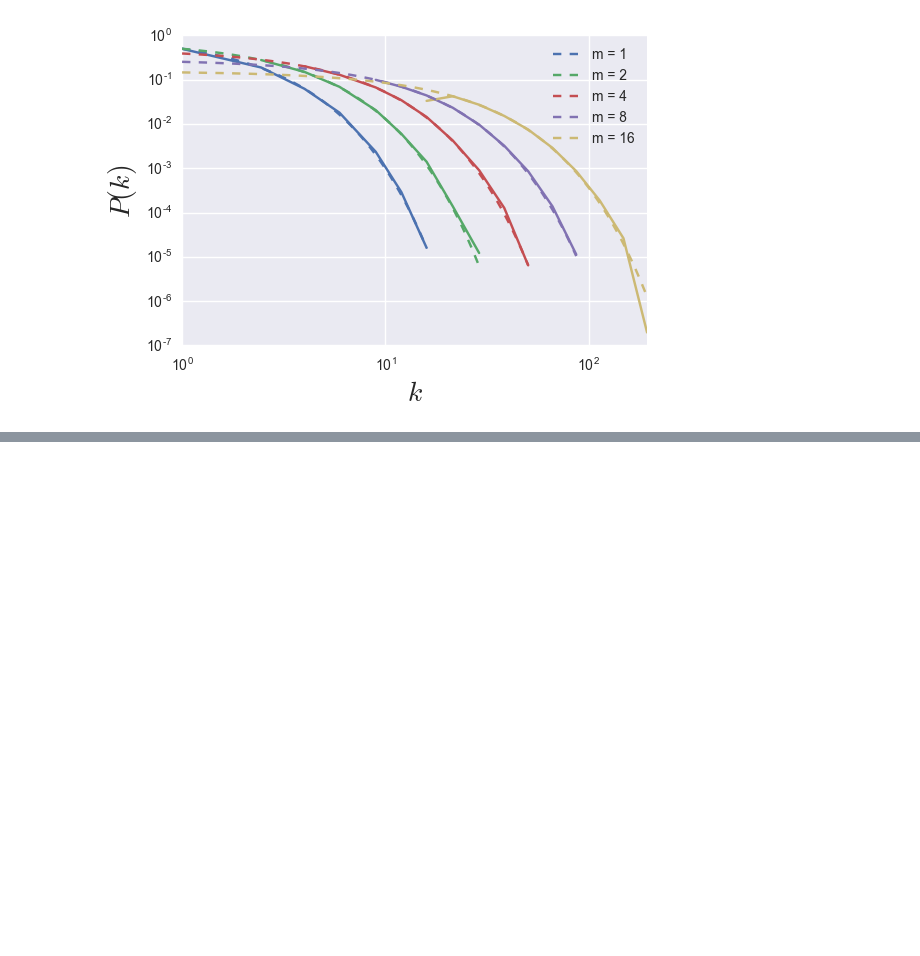
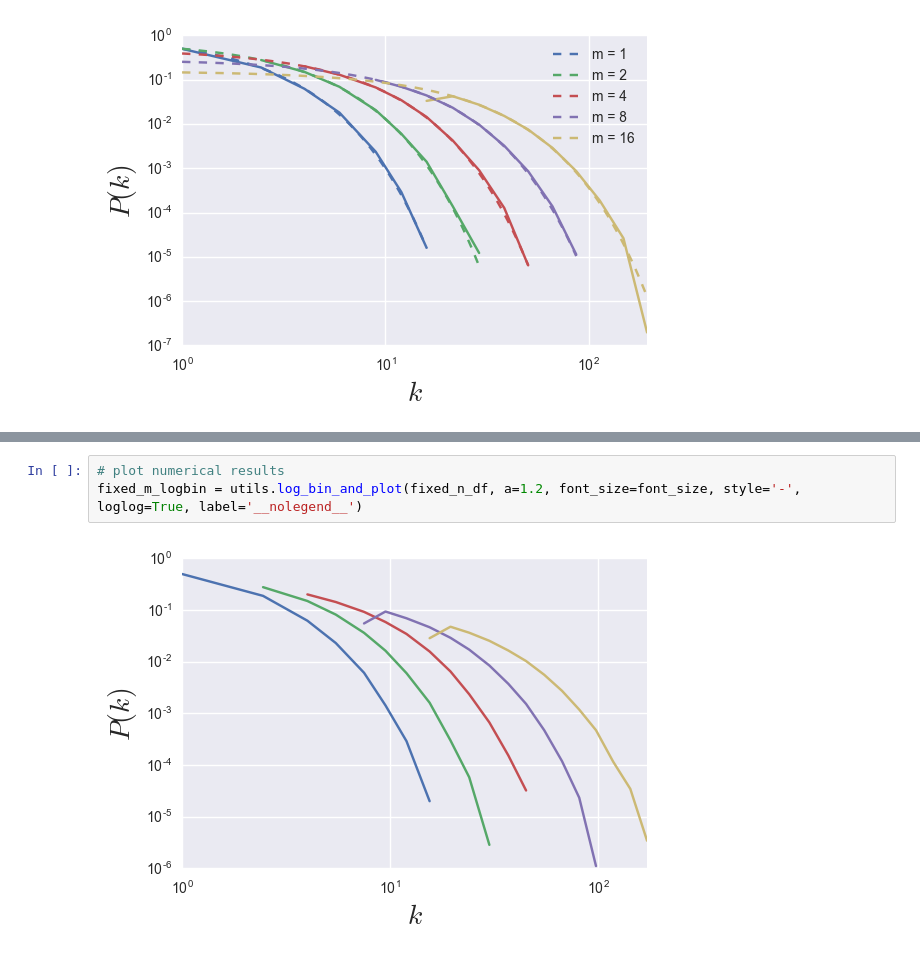
Before and after one commit to lingxz/networks, a Jupyter notebook: random-attachment.ipynb, the cells around one changed output, grey strips where cells are left out. Drawn from its saved outputs; the diff is of its cells as text; blank space fills up the shorter version.

```diff
--- a/random-attachment.ipynb
+++ b/random-attachment.ipynb
@@ -75,0 +105,5 @@ largest
+# %%
+# plot numerical results
+fixed_m_logbin = utils.log_bin_and_plot(fixed_n_df, a=1.2, font_size=font_size, style='-', loglog=True, label='__nolegend__')
+# %% [output]
+[figure, added]
```
Also changed, not shown: parts of 10 cells of this notebook.
